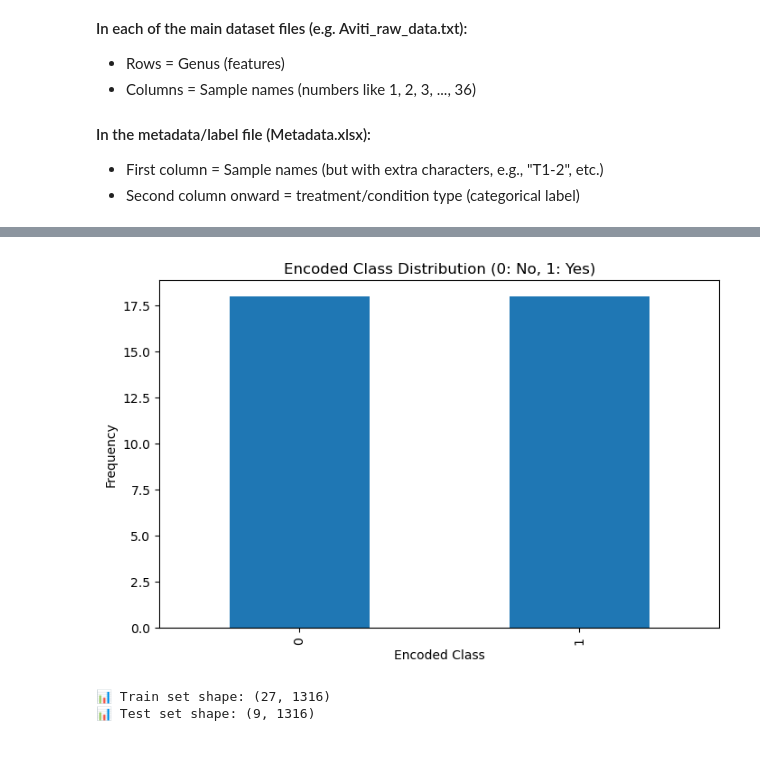
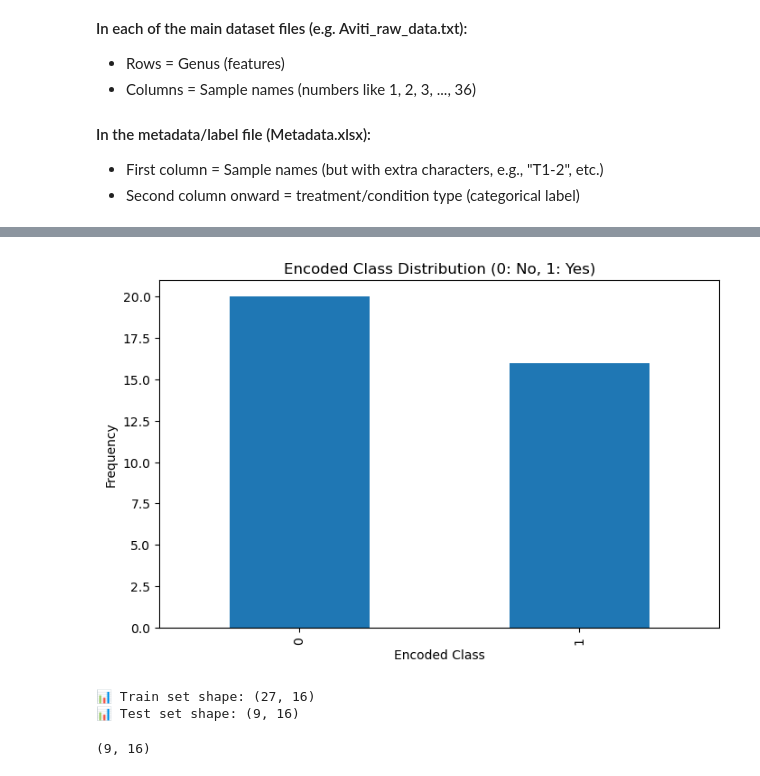
Before and after one commit to hsnvnd/AI-in-Metagenomics, a Jupyter notebook: Soil_Classification.ipynb, the cells around one changed output, grey strips where cells are left out. Drawn from its saved outputs; the diff is of its cells as text; code cells hidden in the pictures.

Commit message:
SHAP features added to the code

```diff
--- a/Soil_Classification.ipynb
+++ b/Soil_Classification.ipynb
@@ -37,6 +35,9 @@ To compare the ability of three different sequencing technologies in classifying
 # X = pd.read_csv('Miseq_raw_data.txt', delimiter='\t', index_col=0).T
 # Novaseq_raw_data
 X = pd.read_csv('Novaseq_raw_data.txt', delimiter='\t', index_col=0).T
+
+print(X.head())
+
 X.index = X.index.astype(str)
 
 # Load metadata
@@ -48,9 +49,9 @@ metadata['Sample_num'] = metadata['Sample_name'].astype(str).str.slice(3).str.ex
 # Create a mapping from numeric sample name → soil type
 # sample_to_condition = dict(zip(metadata['Sample_num'], metadata['Soil']))
 # Create a mapping from numeric sample name → Autoclave type
-# sample_to_condition = dict(zip(metadata['Sample_num'], metadata['Autoclave']))
+sample_to_condition = dict(zip(metadata['Sample_num'], metadata['Autoclave']))
 # Create a mapping from numeric sample name → Heat root type
-sample_to_condition = dict(zip(metadata['Sample_num'], metadata['Heat root']))
+# sample_to_condition = dict(zip(metadata['Sample_num'], metadata['Heat root']))
 
 # Map sample names in X to soil types
 y_raw = X.index.map(sample_to_condition)
@@ -107,5 +108,55 @@ plt.show()
 # feature_names_reduced = X_reduced.columns.tolist()
 # print("\nX_reduced.shape is ", X_reduced.shape)
 # print("\nX_reduced names.shape is ", len(feature_names_reduced))
-# print(feature_names_reduced)
+# print(feature_names_reduced
+
+#### Using SHAP Features instad of All features
+## SHAP, Aviti soil
+# desired_columns=['Ruminofilibacter', 'JTB255 marine benthic group', 'Croceicoccus',
+# 'Ignavibacterium','Acidovorax','Roseomonas','Sphingosinicella','Ilumatobacter','Rurimicrobium',
+# 'Phreatobacter','Thermobispora','BIyi10','Actinoplanes','Shinella','Ferrovibrio','Gemmobacter']
+## SHAP, Aviti Autoclave
+# desired_columns=[ 'Ammoniphilus','Neobacillus', 'Inquilinus','Asticcacaulis', 'Crocinitomix', 'Spirochaeta 2', 'Opitutus',
+# 'Achromobacter','Reyranella','FFCH7168','Bauldia','YC-ZSS-LKJ147',
+# 'Cephaloticoccus','UBA12409','Rhodoplanes','Duganella']
+## SHAP, Aviti Heet Root
+# desired_columns=['Candidatus Ovatusbacter', 'Mycobacterium','Candidatus Nitrosoarchaeum','Taibaiella','Nocardioides',
+# 'Cavicella','Aggregatilinea','Sandaracinus','Mesorhizobium',
+# 'Bradyrhizobium','Marinoscillum','Archangium','Caenimonas','Yinghuangia','Oligoflexus','LD29']
+
+# ## SHAP, Miseq soil
+# desired_columns=['UBA6140','BIyi10','Candidatus Dichloromethanomonas','Opitutus','Ilumatobacter',
+# 'Luteitalea','MND1','SWB02','Planctomicrobium', 'Gemmata', 'Dongia',
+# 'Dokdonella','Acidibacter','Nitrosospira','Steroidobacter',
+# 'Agrobacterium'
+# ]
+# ## SHAP, Miseq autoclave (20 features)
+# desired_columns=['Methylobacillus','Devosia','Rhodoplanes','CL500-29 marine group',
+# 'Chthoniobacter','Bauldia','Acidibacter','Ramlibacter','Steroidobacter','Aridibacter',
+# 'Phaeodactylibacter','Spirochaeta 2','Croceibacterium','Luteolibacter','Imperialibacter','Arsenicitalea','Arenimonas','Cypionkella',
+# 'mle1-7','Ellin517']
+# ## SHAP, Miseq HeatRoot
+# desired_columns=['Rhodoplanes','Marinoscillum',
+# 'Hyphomicrobium','Lysinibacillus','Nemorincola','Algoriphagus','Acidovorax','Spirochaeta 2','OLB13','Pedomicrobium',
+# 'Phenylobacterium','Hassallia','Pelotalea','Phaeodactylibacter','Croceibacterium','DSSD61'
+# ]
+
+# ## SHAP, Novaseq soil
+# desired_columns=['Georgfuchsia','Flavimaricola','UBA6140','Rhodovastum','BIyi10','Alcanivorax',
+# 'Hirschia','Pedomicrobium','Methyloversatilis','Rhodovarius','Agrobacterium','DEV008','Permianibacter',
+# 'Planctomicrobium','Thiobacillus','Variovorax']
+# # ## SHAP, Novaseq autoclave
+desired_columns=['Ammoniphilus','Achromobacter','Devosia','Brevibacillus','CSP1-2','Niallia','Sulfuricaulis',
+                 'Pseudoxanthobacter','Phaeodactylibacter','Stenotrophobacter',
+'Thermobispora','Nitrosospira','Massilia','Faecalibacterium','Abditibacterium','Alistipes']
+
+# ## SHAP, Novaseq HeatRoot
+# desired_columns=['Abditibacterium','Noviherbaspirillum',
+# 'Nocardia','possible genus 04','Arcticibacter','Aneurinibacillus',
+# 'Lentzea','Methylotenera','Galbitalea', 'Paludibacterium','C1-B045',
+# 'Immundisolibacter','Povalibacter','Mariniblastus','Pedobacter','Thauera']
+
+# uncomment the following line if you choose SHAP features in "desired_columns" and not al features ones.
+X = X[desired_columns]
+# print(X.head())
 # %% [output]
@@ -128,5 +179,5 @@ Encoded Class Distribution:
 Name: count, dtype: int64
-[figure, old version]
+[figure, new version]
 # %%
 # Split the data
 X_train, X_test, y_train, y_test = train_test_split(
@@ -136,9 +187,19 @@ X_train, X_test, y_train, y_test = train_test_split(
 # Show the shapes of the splits
 print("📊 Train set shape:", X_train.shape)
 print("📊 Test set shape:", X_test.shape)
+
+
+#Scale the feature/columns values
+scaler = StandardScaler()
+# X_scaled = scaler.fit_transform(X_reduced)
+X_train = scaler.fit_transform(X_train)
+X_train.shape
+X_test = scaler.fit_transform(X_test)
+X_test.shape
 # %% [output]
-📊 Train set shape: (27, 1316)
-📊 Test set shape: (9, 1316)
+📊 Train set shape: (27, 16)
+📊 Test set shape: (9, 16)
+(9, 16)
 # %%
 ### Random Forest Classifier ###
 # Hyperparameter Tuning and Cross-Validation for Random Forest
```
Also changed, not shown: parts of 3 cells of this notebook.
